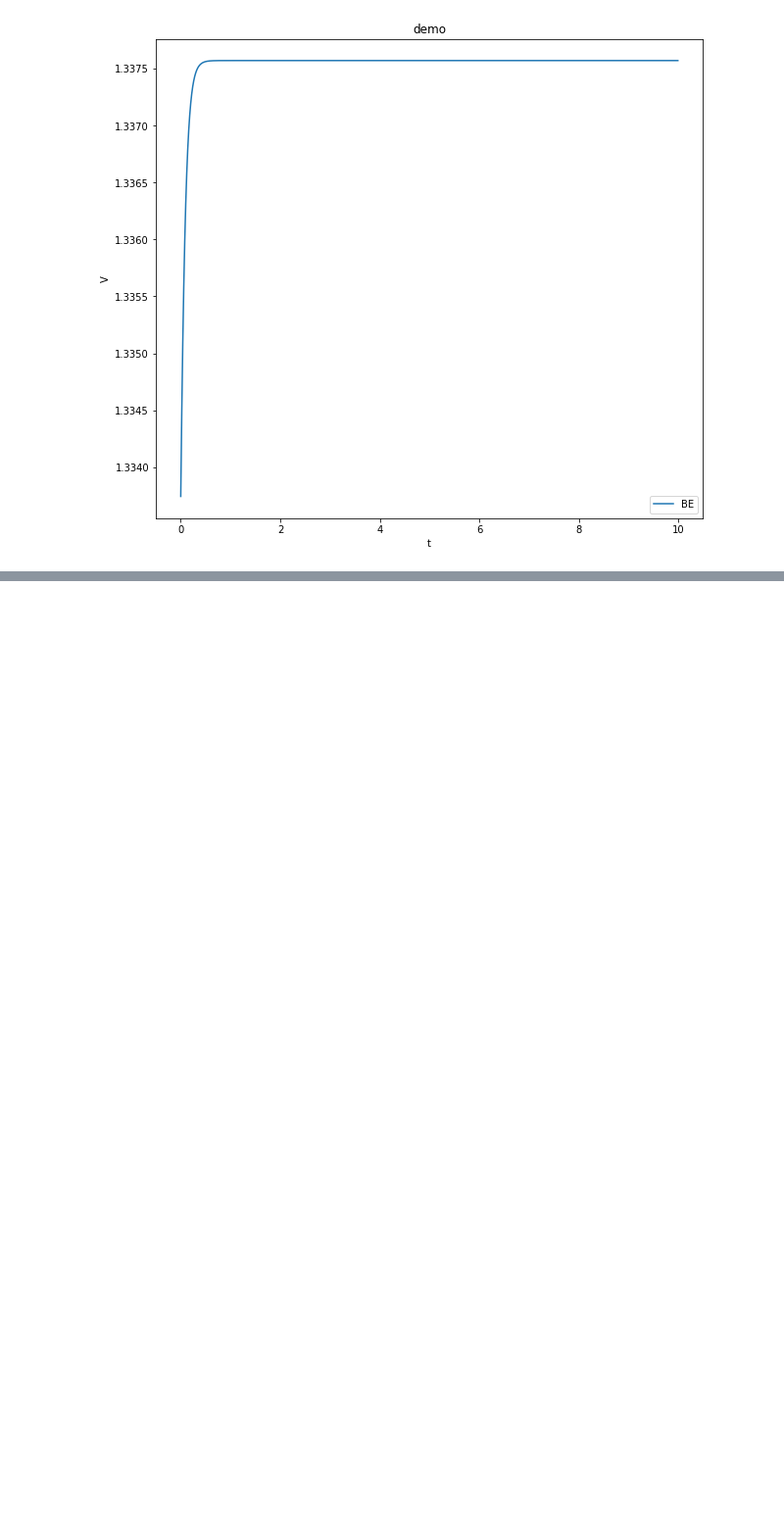
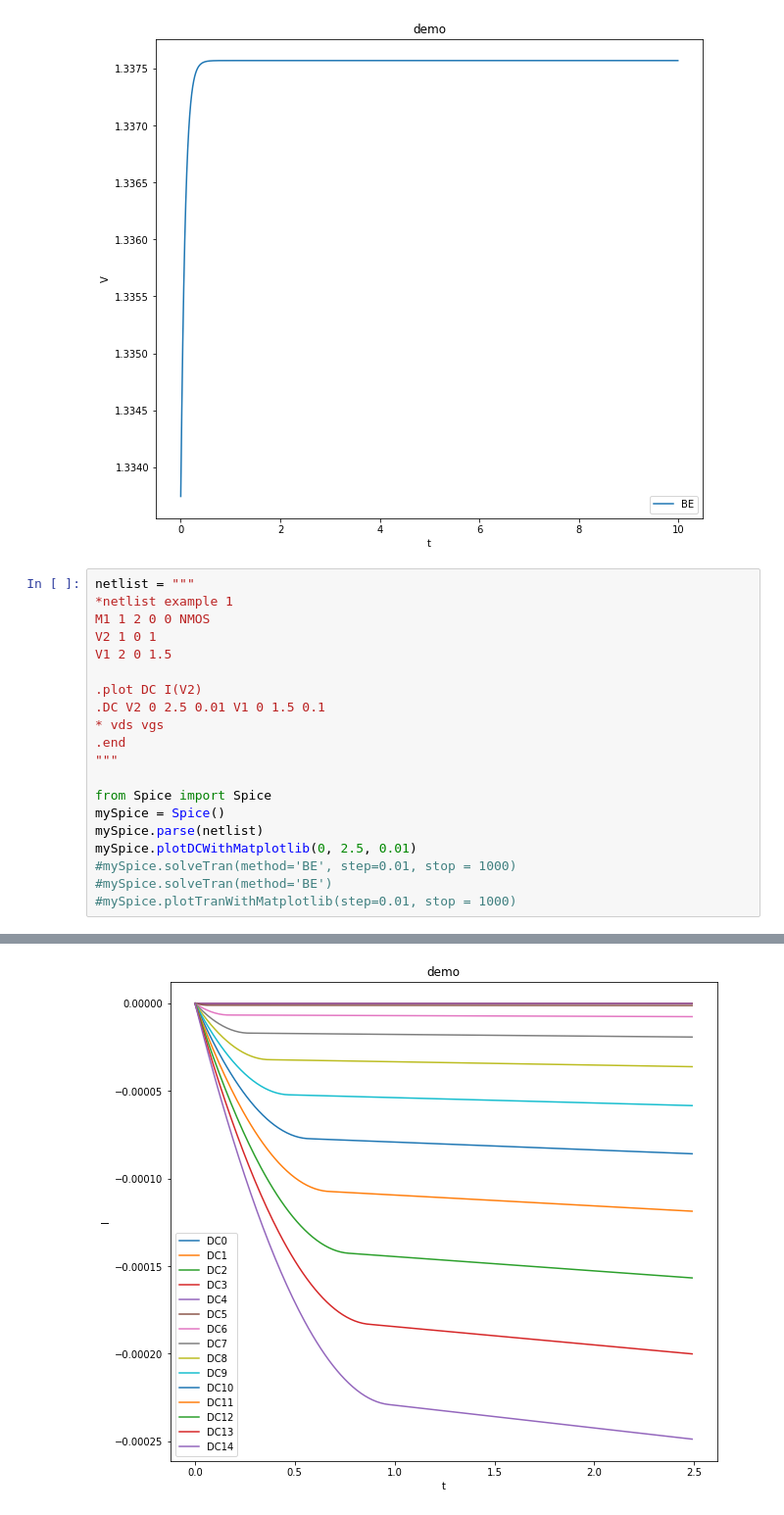
Before and after one commit to GaryYuyjl/EDAproject, a Jupyter notebook: 未命名.ipynb, the cells around one changed output, grey strips where cells are left out. Shown at 98% size. Drawn from its saved outputs; the diff is of its cells as text; blank space fills up the shorter version.

```diff
--- a/未命名.ipynb
+++ b/未命名.ipynb
@@ -193,3 +193,24 @@ mySpice.plotTranWithMatplotlib(step=0.01, stop = 1000)
 # %% [output]
 [figure]
 [figure]
+# %%
+netlist = """
+*netlist example 1
+M1 1 2 0 0 NMOS
+V2 1 0 1
+V1 2 0 1.5
+
+.plot DC I(V2)
+.DC V2 0 2.5 0.01 V1 0 1.5 0.1
+* vds vgs
+.end
+"""
+
+from Spice import Spice
+mySpice = Spice()
+mySpice.parse(netlist)
+mySpice.plotDCWithMatplotlib(0, 2.5, 0.01)
+#mySpice.solveTran(method='BE', step=0.01, stop = 1000)
+#mySpice.solveTran(method='BE')
+#mySpice.plotTranWithMatplotlib(step=0.01, stop = 1000)
+# %% [output]
@@ -195,0 +234 @@ mySpice.plotTranWithMatplotlib(step=0.01, stop = 1000)
+[figure, added]
```
Also changed, not shown: parts of 3 cells of this notebook, 4 other files.
